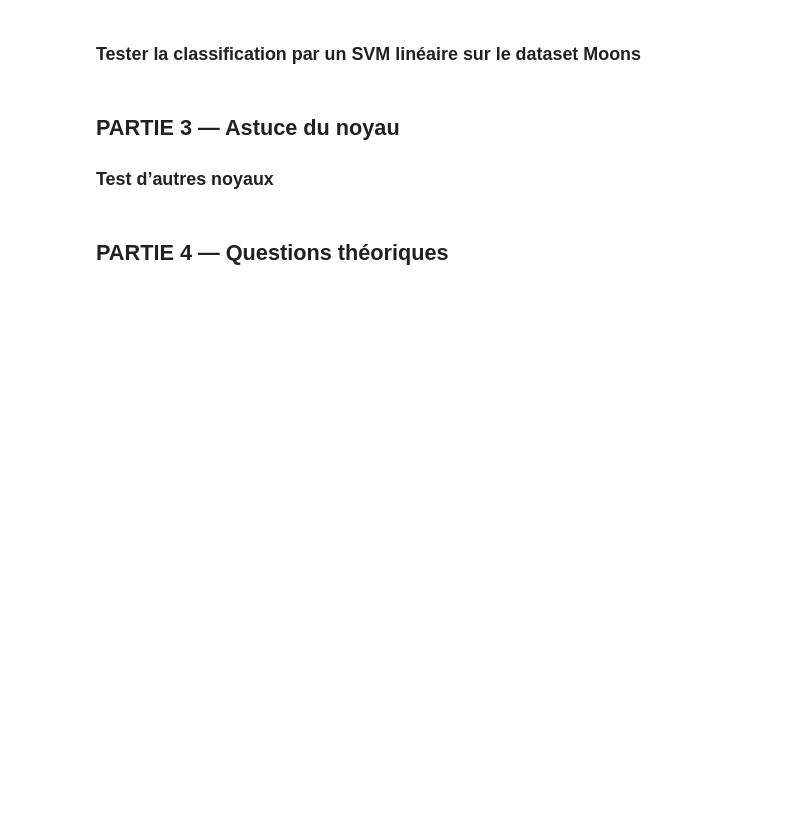
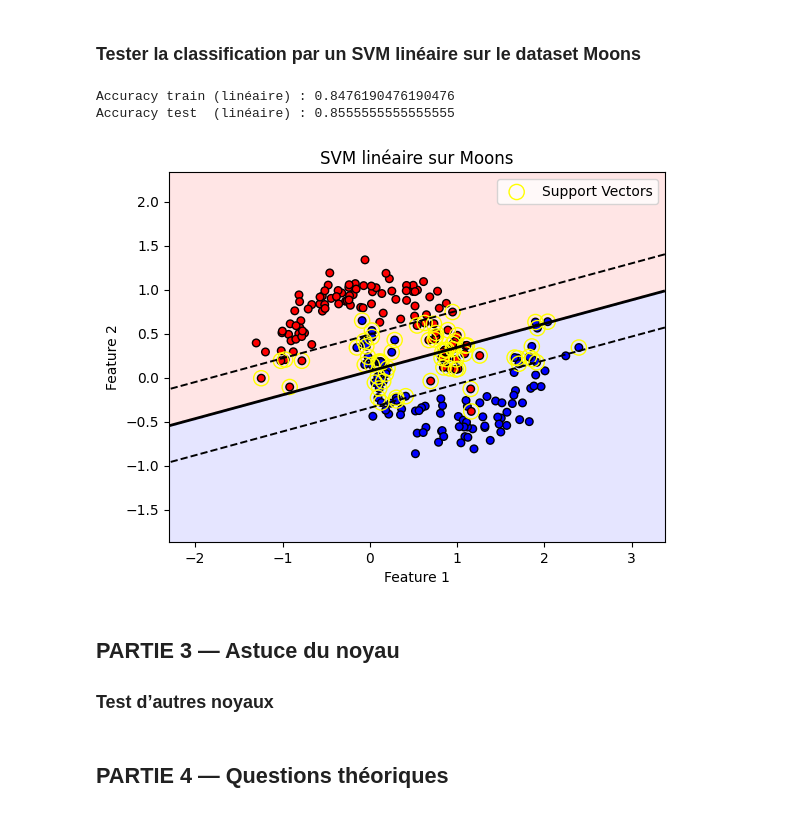
Before and after one commit to dalil2005/CSE-4-S1-TD-TP, a Jupyter notebook: machine learning/lab_svm.ipynb, the cells around one changed output. Drawn from its saved outputs; the diff is of its cells as text; code cells hidden in the pictures; blank space fills up the shorter version.

```diff
--- a/machine learning/lab_svm.ipynb
+++ b/machine learning/lab_svm.ipynb
@@ -121,10 +149,23 @@ model_rbf = SVC(kernel='rbf', gamma='scale')
 # %% [markdown]
 ### Tester la classification par un SVM linéaire sur le dataset Moons
 # %%
- # TODO : créer modèle
- # TODO : entraîner modèle
- # TODO : afficher accuracy
- # TODO : afficher frontière de décision
+# TODO : créer modèle
+model_lin_moons = SVC(kernel='linear', C=1)
+
+# TODO : entraîner modèle
+model_lin_moons.fit(X_moons_train, y_moons_train)
+
+# TODO : afficher accuracy
+print("Accuracy train (linéaire) :", model_lin_moons.score(X_moons_train, y_moons_train))
+print("Accuracy test  (linéaire) :", model_lin_moons.score(X_moons_test, y_moons_test))
+
+# TODO : afficher frontière de décision
+plot_decision_boundary_with_margins(model_lin_moons, X_moons_train, y_moons_train,
+                                    title="SVM linéaire sur Moons")
+# %% [output]
+Accuracy train (linéaire) : 0.8476190476190476
+Accuracy test  (linéaire) : 0.8555555555555555
+[figure, added]
 # %% [markdown]
 ## PARTIE 3 — Astuce du noyau
 ### Test d’autres noyaux
```
Also changed, not shown: parts of 3 cells of this notebook, 4 other files.
